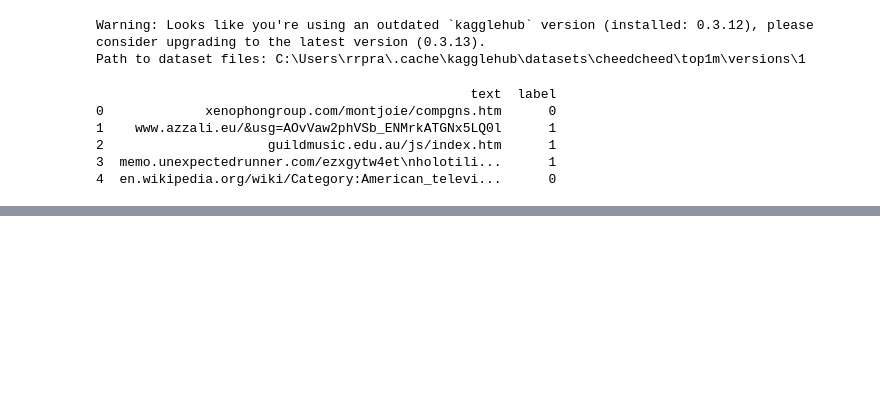
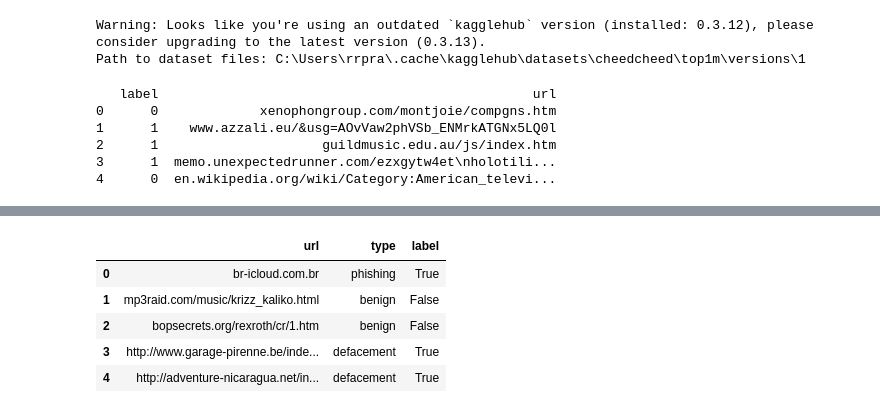
Before and after one commit to Ashutosh-Ranjan310106/email_and_url_classifier_using_nlp_feature_extraction_sem_5_project, a Jupyter notebook: url_dataset_preparation_version.ipynb, the cells around one changed output, grey strips where cells are left out. Saved outputs shown, nothing was run; the diff lists cells and outputs as text; code cells hidden in the pictures; blank space fills up the shorter version.

```diff
--- a/url_dataset_preparation_version.ipynb
+++ b/url_dataset_preparation_version.ipynb
@@ -23,24 +24,46 @@ alexa_domains_set = set(alexa_top_1m_domain['domain'].apply(str.lower))
 Warning: Looks like you're using an outdated `kagglehub` version (installed: 0.3.12), please consider upgrading to the latest version (0.3.13).
 Path to dataset files: C:\Users\rrpra\.cache\kagglehub\datasets\cheedcheed\top1m\versions\1
 # %%
-from datasets import load_dataset
-import pandas as pd
-
 # Load the dataset from Hugging Face Hub
 train_dataset = load_dataset("kmack/Phishing_urls", split="train")
 test_dataset = load_dataset("kmack/Phishing_urls", split="test")
 valid_dataset = load_dataset("kmack/Phishing_urls", split="valid")
 
 # Convert to pandas DataFrame
-train_df = train_dataset.to_pandas()
+train_df = train_dataset.to_pandas()[:500000:]
 test_df = test_dataset.to_pandas()
 valid_df = valid_dataset.to_pandas()
 
+
+all_df = [train_df, test_df,valid_df]
+for i, df in enumerate(all_df):
+    df['url'] = df['text']
+    df.drop('text',axis=1,inplace=True)
 print(train_df.head())
 # %% [output]
-                                                text  label
-0             xenophongroup.com/montjoie/compgns.htm      0
-1    www.azzali.eu/&usg=AOvVaw2phVSb_ENMrkATGNx5LQ0l      1
-2                     guildmusic.edu.au/js/index.htm      1
-3  memo.unexpectedrunner.com/ezxgytw4et\nholotili...      1
-4  en.wikipedia.org/wiki/Category:American_televi...      0
+   label                                                url
+0      0             xenophongroup.com/montjoie/compgns.htm
+1      1    www.azzali.eu/&usg=AOvVaw2phVSb_ENMrkATGNx5LQ0l
+2      1                     guildmusic.edu.au/js/index.htm
+3      1  memo.unexpectedrunner.com/ezxgytw4et\nholotili...
+4      0  en.wikipedia.org/wiki/Category:American_televi...
+# %%
+#dataset 2
+import kagglehub
+import os
+# Download latest version
+folder_path = kagglehub.dataset_download("sid321axn/malicious-urls-dataset")
+
+print("Path to dataset files:", folder_path)
+csv_files = [f for f in os.listdir(folder_path) if f.lower().endswith('.csv')]
+
+if not csv_files:
+    raise FileNotFoundError("No CSV files found in the folder!")
+
+# read the first CSV file
+file_path = os.path.join(folder_path, csv_files[0])
+df = pd.read_csv(file_path)
+
+df['label'] = df['type'].apply(lambda x: x != 'benign')
+df.head()
+# %% [output]
@@ -46,0 +72,6 @@ print(train_df.head())
+|  | url | type | label |
+| 0 | br-icloud.com.br | phishing | True |
+| 1 | mp3raid.com/music/krizz_kaliko.html | benign | False |
+| 2 | bopsecrets.org/rexroth/cr/1.htm | benign | False |
+| 3 | http://www.garage-pirenne.be/inde... | defacement | True |
+| 4 | http://adventure-nicaragua.net/in... | defacement | True |
```
Also changed, not shown: parts of 13 cells of this notebook, 8 other files.
